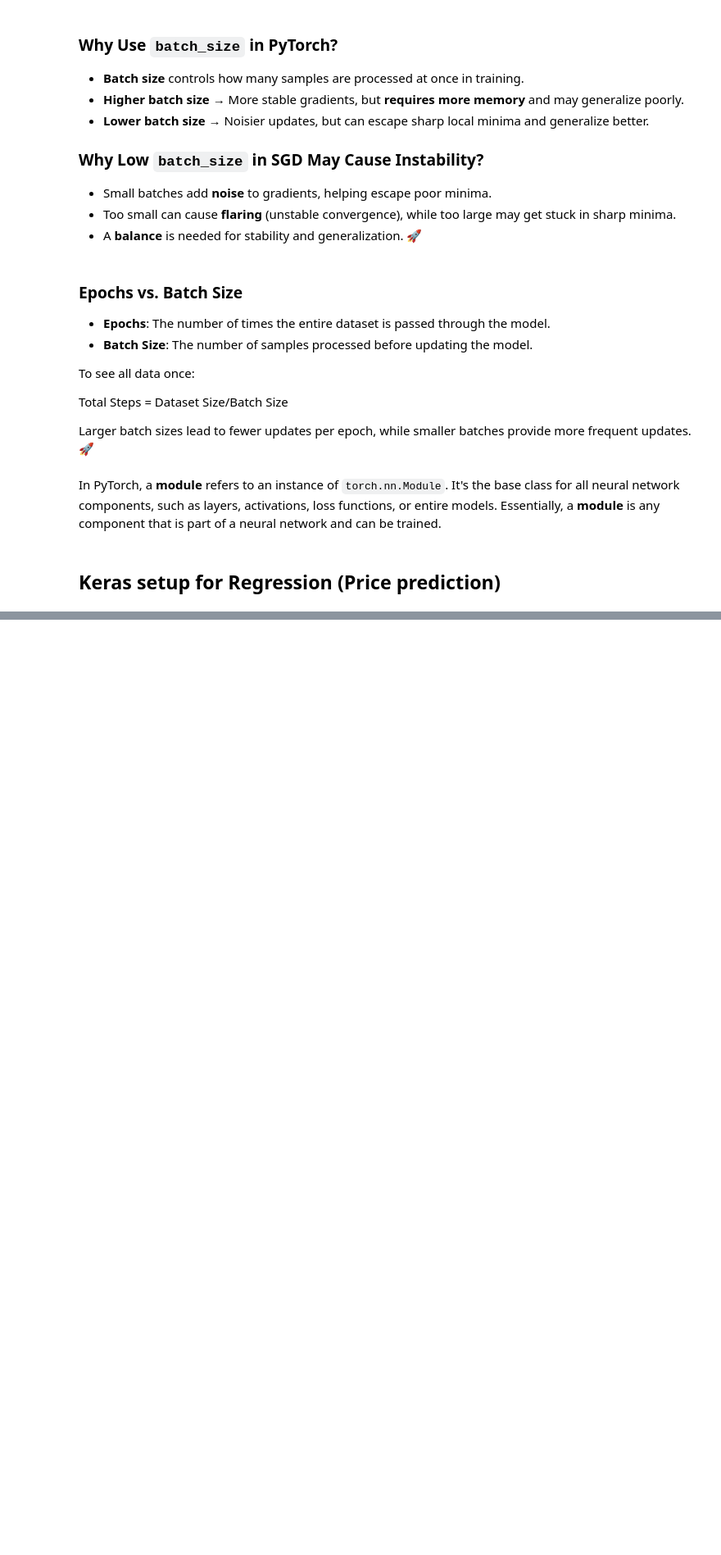
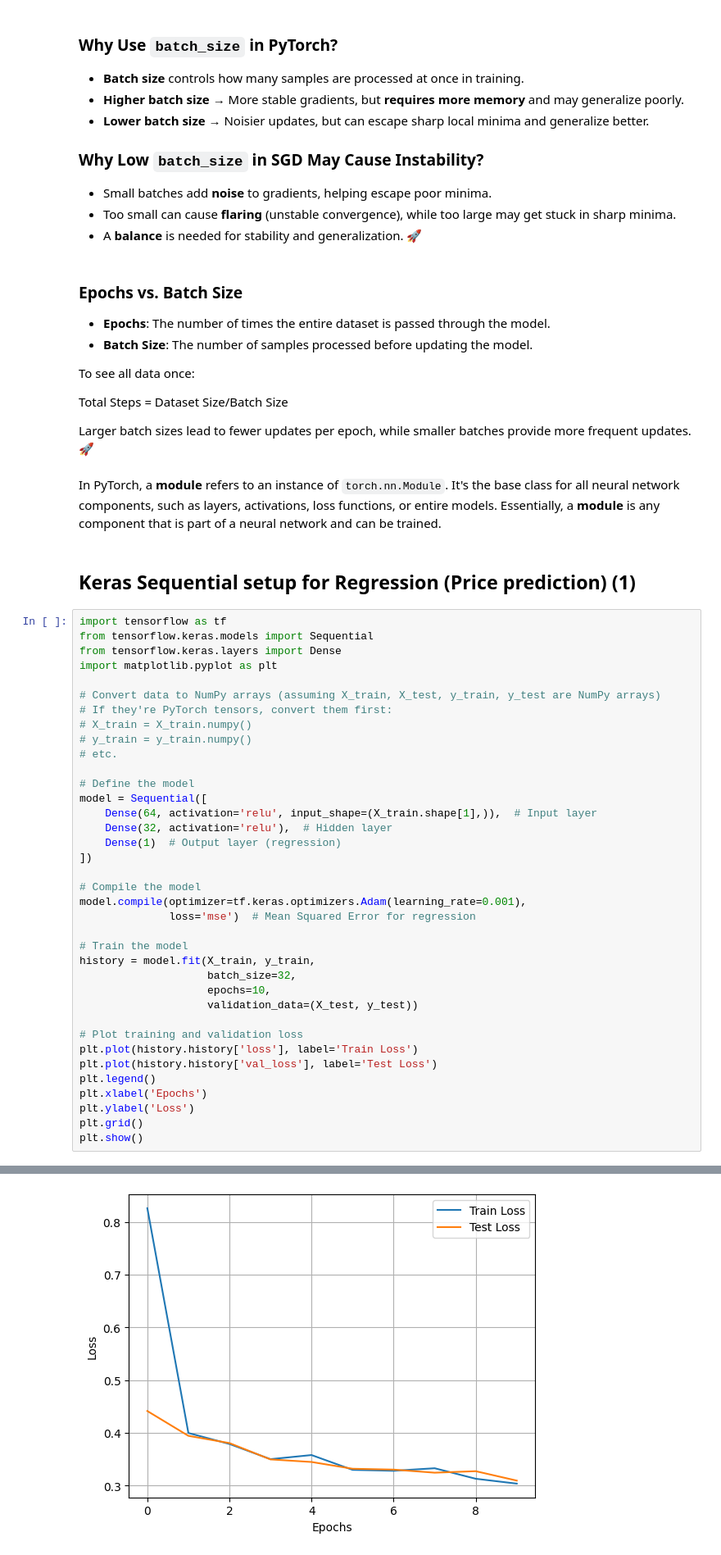
Before and after one commit to HosseinEyvazi/Deep-Learning, a Jupyter notebook: ANNs_FNNs.ipynb, the cells around one changed output, grey strips where cells are left out. Shown at 82% size. Drawn from its saved outputs; the diff is of its cells as text; blank space fills up the shorter version.

```diff
--- a/ANNs_FNNs.ipynb
+++ b/ANNs_FNNs.ipynb
@@ -656,4 +685,42 @@ Larger batch sizes lead to fewer updates per epoch, while smaller batches provid
 # %% [markdown]
 In PyTorch, a **module** refers to an instance of `torch.nn.Module`. It's the base class for all neural network components, such as layers, activations, loss functions, or entire models. Essentially, a **module** is any component that is part of a neural network and can be trained.
 # %% [markdown]
-## Keras setup for Regression (Price prediction)
+## Keras Sequential setup for Regression (Price prediction) (1)
+# %%
+import tensorflow as tf
+from tensorflow.keras.models import Sequential
+from tensorflow.keras.layers import Dense
+import matplotlib.pyplot as plt
+
+# Convert data to NumPy arrays (assuming X_train, X_test, y_train, y_test are NumPy arrays)
+# If they're PyTorch tensors, convert them first:
+# X_train = X_train.numpy()
+# y_train = y_train.numpy()
+# etc.
+
+# Define the model
+model = Sequential([
+    Dense(64, activation='relu', input_shape=(X_train.shape[1],)),  # Input layer
+    Dense(32, activation='relu'),  # Hidden layer
+    Dense(1)  # Output layer (regression)
+])
+
+# Compile the model
+model.compile(optimizer=tf.keras.optimizers.Adam(learning_rate=0.001),
+              loss='mse')  # Mean Squared Error for regression
+
+# Train the model
+history = model.fit(X_train, y_train,
+                    batch_size=32,
+                    epochs=10,
+                    validation_data=(X_test, y_test))
+
+# Plot training and validation loss
+plt.plot(history.history['loss'], label='Train Loss')
+plt.plot(history.history['val_loss'], label='Test Loss')
+plt.legend()
+plt.xlabel('Epochs')
+plt.ylabel('Loss')
+plt.grid()
+plt.show()
+# %% [output]
@@ -659,0 +747 @@ In PyTorch, a **module** refers to an instance of `torch.nn.Module`. It's the ba
+[figure, added]
```
Also changed, not shown: parts of 7 cells of this notebook.
